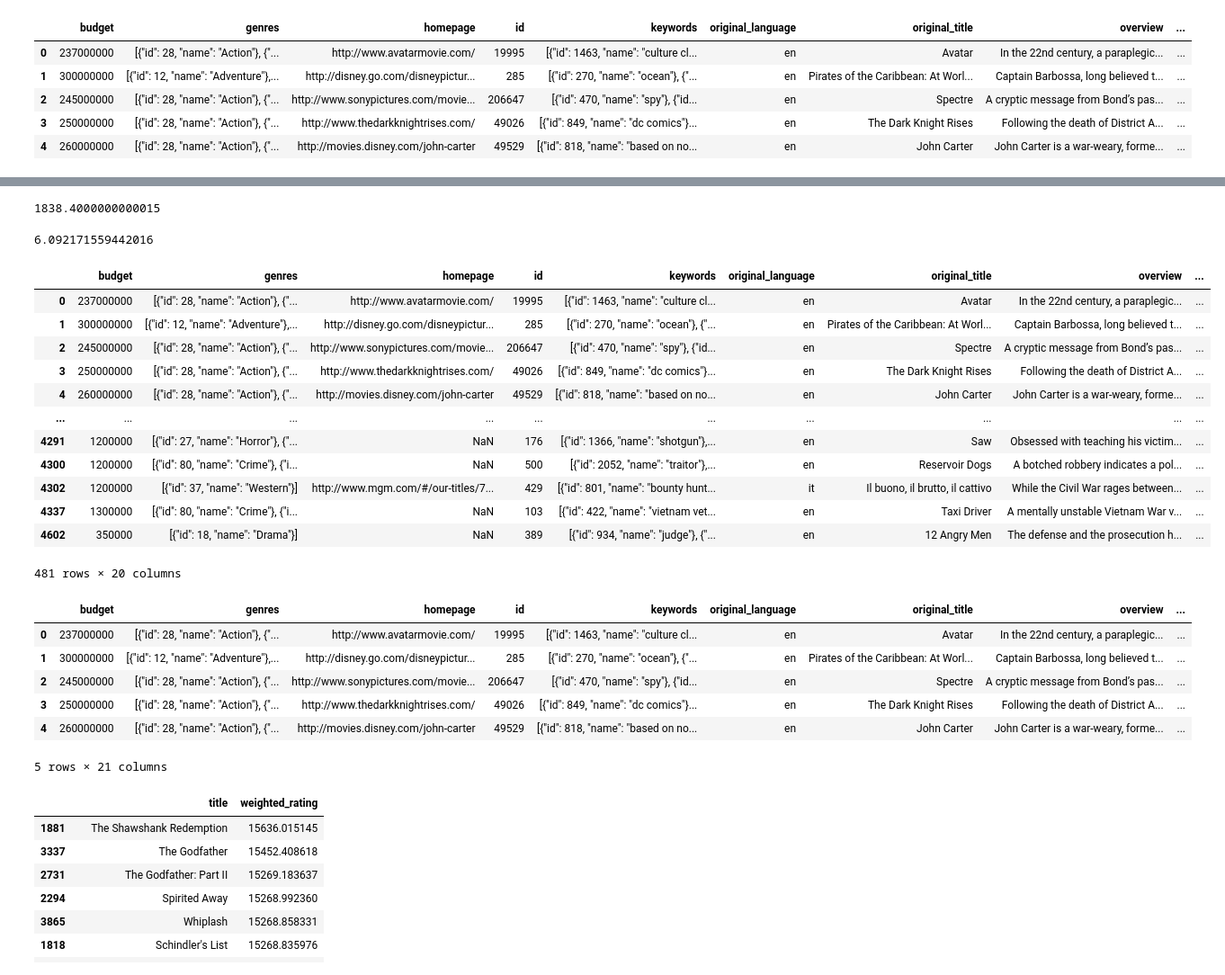
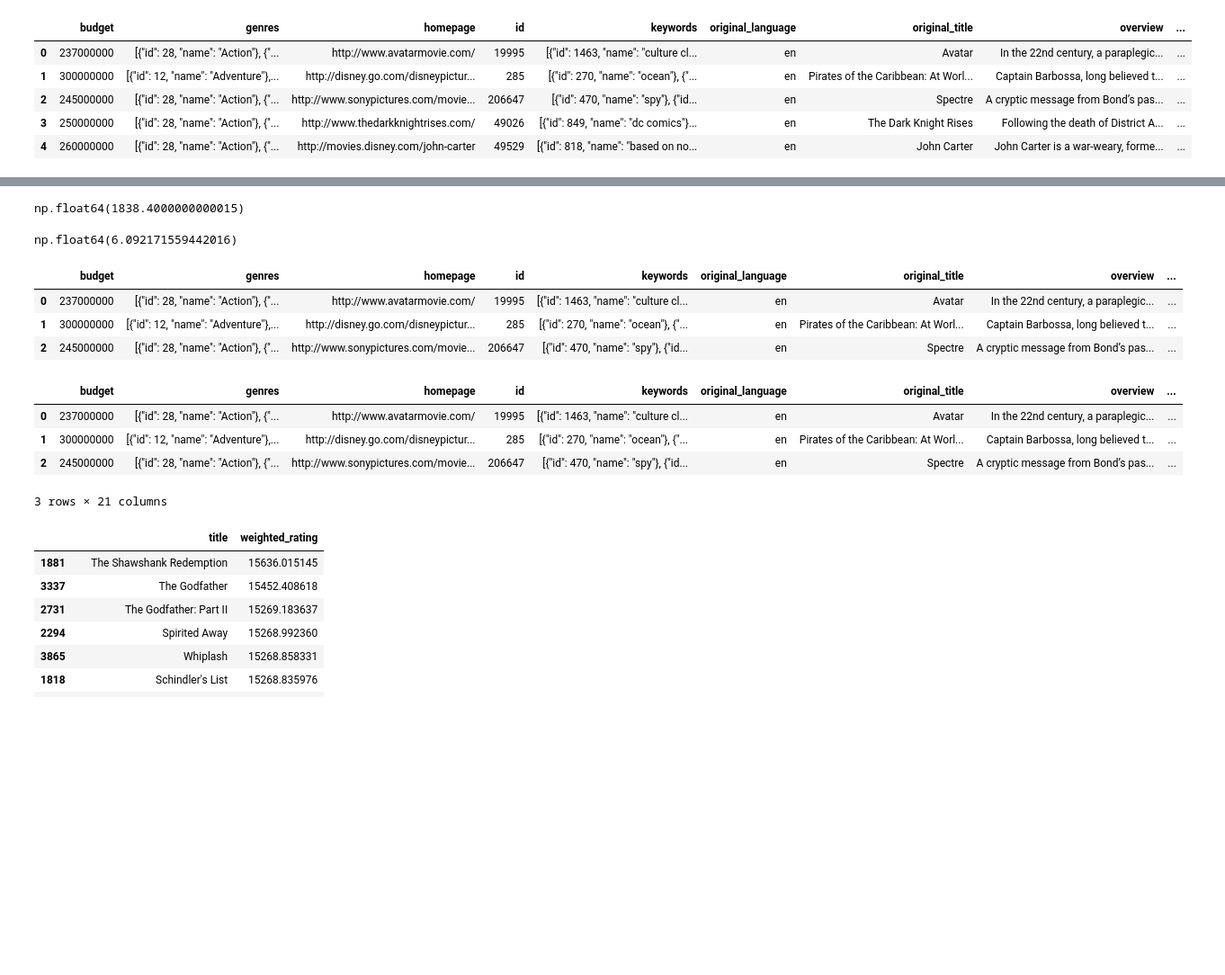
Before and after one commit to wajeeha00/App19_MovieRecommendation, a Jupyter notebook: PopularityBased.ipynb, the cells around one changed output, grey strips where cells are left out. Shown at 90% size. Cells and saved outputs as stored; diff of their text form; code cells hidden in the pictures; blank space fills up the shorter version.

```diff
--- a/PopularityBased.ipynb
+++ b/PopularityBased.ipynb
@@ -3,9 +25,9 @@ POPULARITY BASED FILTERING
 # %%
 import pandas as pd
 # %%
-movies = pd.read_csv('/movies.csv')
-ratings = pd.read_csv('/ratings.csv')
-credits = pd.read_csv('/credits.csv')
+movies = pd.read_csv('movies.csv')
+ratings = pd.read_csv('ratings.csv')
+credits = pd.read_csv('credits.csv')
 # %%
 movies.head()
 # %% [output]
@@ -21,12 +43,12 @@ movies.head()
 m = movies["vote_count"].quantile(0.9)
 m
 # %% [output]
-1838.4000000000015
+np.float64(1838.4000000000015)
 # %%
 C = movies["vote_average"].mean()
 C
 # %% [output]
-6.092171559442016
+np.float64(6.092171559442016)
 # %%
 def weighted_rating(df, m=m, C=C):
     R = df["vote_average"]
@@ -35,32 +57,21 @@ def weighted_rating(df, m=m, C=C):
     return wr
 # %%
 movies_filtered = movies.copy().loc[movies["vote_count"] >= m]
-movies_filtered
+movies_filtered.head(3)
 # %% [output]
 |  | budget | genres | homepage | id | keywords | original_language | original_title | overview | ... |
 | 0 | 237000000 | [{"id": 28, "name": "Action"}, {"... | http://www.avatarmovie.com/ | 19995 | [{"id": 1463, "name": "culture cl... | en | Avatar | In the 22nd century, a paraplegic... | ... |
 | 1 | 300000000 | [{"id": 12, "name": "Adventure"},... | http://disney.go.com/disneypictur... | 285 | [{"id": 270, "name": "ocean"}, {"... | en | Pirates of the Caribbean: At Worl... | Captain Barbossa, long believed t... | ... |
 | 2 | 245000000 | [{"id": 28, "name": "Action"}, {"... | http://www.sonypictures.com/movie... | 206647 | [{"id": 470, "name": "spy"}, {"id... | en | Spectre | A cryptic message from Bond’s pas... | ... |
-| 3 | 250000000 | [{"id": 28, "name": "Action"}, {"... | http://www.thedarkknightrises.com/ | 49026 | [{"id": 849, "name": "dc comics"}... | en | The Dark Knight Rises | Following the death of District A... | ... |
-| 4 | 260000000 | [{"id": 28, "name": "Action"}, {"... | http://movies.disney.com/john-carter | 49529 | [{"id": 818, "name": "based on no... | en | John Carter | John Carter is a war-weary, forme... | ... |
-| ... | ... | ... | ... | ... | ... | ... | ... | ... | ... |
-| 4291 | 1200000 | [{"id": 27, "name": "Horror"}, {"... | NaN | 176 | [{"id": 1366, "name": "shotgun"},... | en | Saw | Obsessed with teaching his victim... | ... |
-| 4300 | 1200000 | [{"id": 80, "name": "Crime"}, {"i... | NaN | 500 | [{"id": 2052, "name": "traitor"},... | en | Reservoir Dogs | A botched robbery indicates a pol... | ... |
-| 4302 | 1200000 | [{"id": 37, "name": "Western"}] | http://www.mgm.com/#/our-titles/7... | 429 | [{"id": 801, "name": "bounty hunt... | it | Il buono, il brutto, il cattivo | While the Civil War rages between... | ... |
-| 4337 | 1300000 | [{"id": 80, "name": "Crime"}, {"i... | NaN | 103 | [{"id": 422, "name": "vietnam vet... | en | Taxi Driver | A mentally unstable Vietnam War v... | ... |
-| 4602 | 350000 | [{"id": 18, "name": "Drama"}] | NaN | 389 | [{"id": 934, "name": "judge"}, {"... | en | 12 Angry Men | The defense and the prosecution h... | ... |
-481 rows × 20 columns
 # %%
 movies_filtered["weighted_rating"] = movies_filtered.apply(weighted_rating, axis=1)
-movies_filtered.head()
+movies_filtered.head(3)
 # %% [output]
 |  | budget | genres | homepage | id | keywords | original_language | original_title | overview | ... |
 | 0 | 237000000 | [{"id": 28, "name": "Action"}, {"... | http://www.avatarmovie.com/ | 19995 | [{"id": 1463, "name": "culture cl... | en | Avatar | In the 22nd century, a paraplegic... | ... |
 | 1 | 300000000 | [{"id": 12, "name": "Adventure"},... | http://disney.go.com/disneypictur... | 285 | [{"id": 270, "name": "ocean"}, {"... | en | Pirates of the Caribbean: At Worl... | Captain Barbossa, long believed t... | ... |
 | 2 | 245000000 | [{"id": 28, "name": "Action"}, {"... | http://www.sonypictures.com/movie... | 206647 | [{"id": 470, "name": "spy"}, {"id... | en | Spectre | A cryptic message from Bond’s pas... | ... |
-| 3 | 250000000 | [{"id": 28, "name": "Action"}, {"... | http://www.thedarkknightrises.com/ | 49026 | [{"id": 849, "name": "dc comics"}... | en | The Dark Knight Rises | Following the death of District A... | ... |
-| 4 | 260000000 | [{"id": 28, "name": "Action"}, {"... | http://movies.disney.com/john-carter | 49529 | [{"id": 818, "name": "based on no... | en | John Carter | John Carter is a war-weary, forme... | ... |
-5 rows × 21 columns
+3 rows × 21 columns
 # %%
 movies_filtered.sort_values("weighted_rating", ascending=False)[["title", "weighted_rating"]].head(20)
 # %% [output]
```
Also changed, not shown: parts of 1 cell of this notebook, 2 other files.
